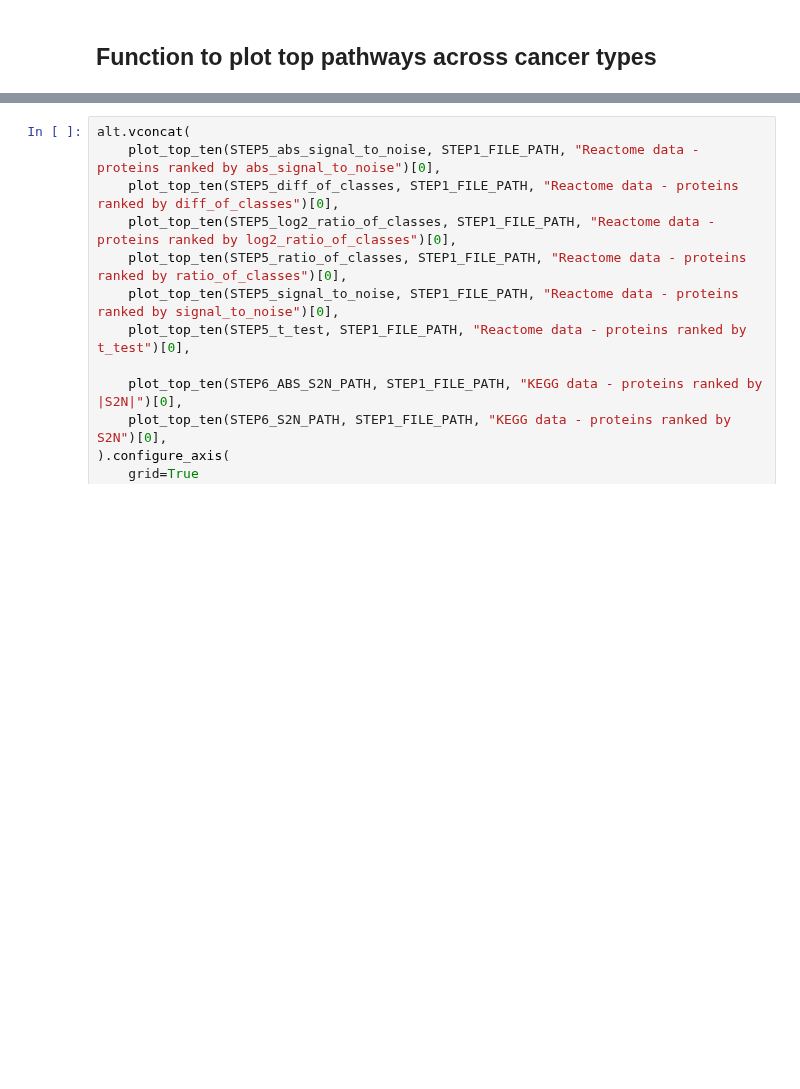
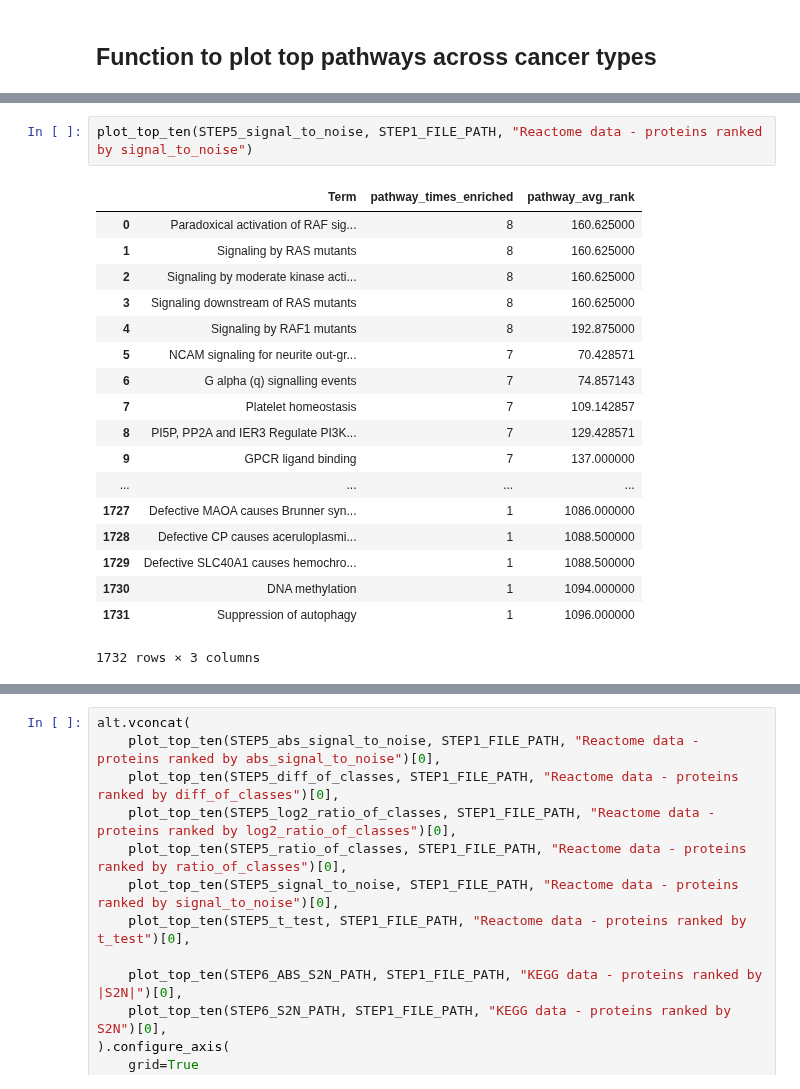
Before and after one commit to caleb-lindgren/scratchpad, a Jupyter notebook: pancancer_enrichment/7_visualize_results_gseapy.ipynb, the cells around one changed output, grey strips where cells are left out. Cells and saved outputs as stored; diff of their text form; blank space fills up the shorter version.

```diff
--- a/pancancer_enrichment/7_visualize_results_gseapy.ipynb
+++ b/pancancer_enrichment/7_visualize_results_gseapy.ipynb
@@ -228,0 +295,21 @@ def plot_top_ten(enrich_file_path, expr_file_path, xtitle):
+# %%
+plot_top_ten(STEP5_signal_to_noise, STEP1_FILE_PATH, "Reactome data - proteins ranked by signal_to_noise")
+# %% [output]
+|  | Term | pathway_times_enriched | pathway_avg_rank |
+| 0 | Paradoxical activation of RAF sig... | 8 | 160.625000 |
+| 1 | Signaling by RAS mutants | 8 | 160.625000 |
+| 2 | Signaling by moderate kinase acti... | 8 | 160.625000 |
+| 3 | Signaling downstream of RAS mutants | 8 | 160.625000 |
+| 4 | Signaling by RAF1 mutants | 8 | 192.875000 |
+| 5 | NCAM signaling for neurite out-gr... | 7 | 70.428571 |
+| 6 | G alpha (q) signalling events | 7 | 74.857143 |
+| 7 | Platelet homeostasis | 7 | 109.142857 |
+| 8 | PI5P, PP2A and IER3 Regulate PI3K... | 7 | 129.428571 |
+| 9 | GPCR ligand binding | 7 | 137.000000 |
+| ... | ... | ... | ... |
+| 1727 | Defective MAOA causes Brunner syn... | 1 | 1086.000000 |
+| 1728 | Defective CP causes aceruloplasmi... | 1 | 1088.500000 |
+| 1729 | Defective SLC40A1 causes hemochro... | 1 | 1088.500000 |
+| 1730 | DNA methylation | 1 | 1094.000000 |
+| 1731 | Suppression of autophagy | 1 | 1096.000000 |
+1732 rows × 3 columns
```
Also changed, not shown: parts of 10 cells of this notebook, 2 other files.
